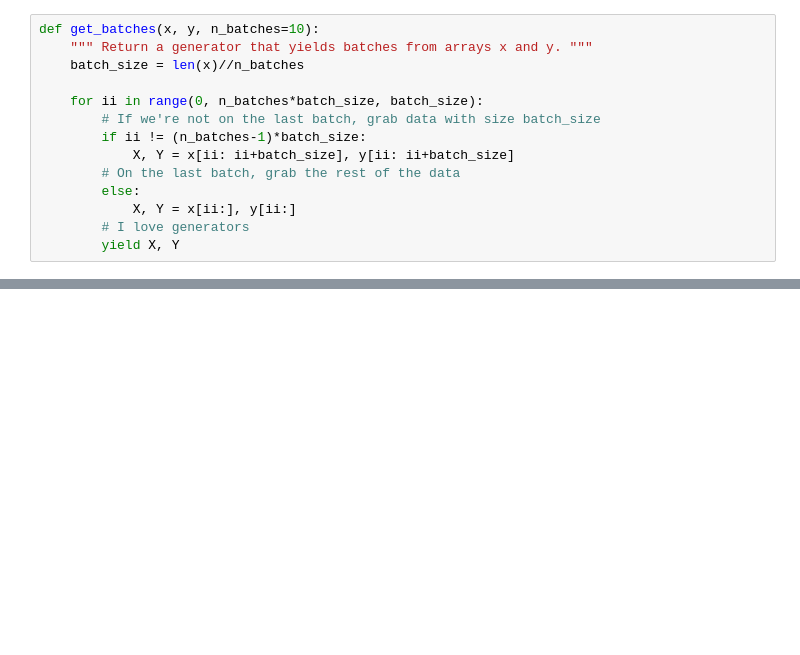
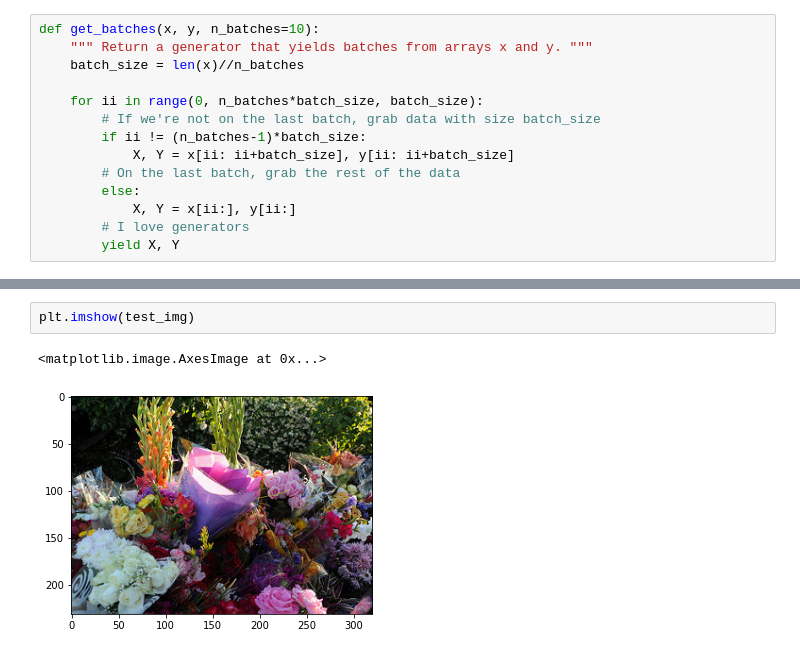
Before and after one commit to bhupendpatil/Practice, a Jupyter notebook: Deep Learning/Convolutional Networks/Transfer Learning in TensorFlow/Transfer_Learning.ipynb, the cells around one changed output, grey strips where cells are left out. Saved outputs shown, nothing was run; the diff lists cells and outputs as text; blank space fills up the shorter version.

```diff
--- a/Deep Learning/Convolutional Networks/Transfer Learning in TensorFlow/Transfer_Learning.ipynb
+++ b/Deep Learning/Convolutional Networks/Transfer Learning in TensorFlow/Transfer_Learning.ipynb
@@ -326,0 +423,5 @@ def get_batches(x, y, n_batches=10):
+# %%
+plt.imshow(test_img)
+# %% [output]
+<matplotlib.image.AxesImage at 0x...>
+[figure, added]
```
Also changed, not shown: parts of 11 cells of this notebook.
